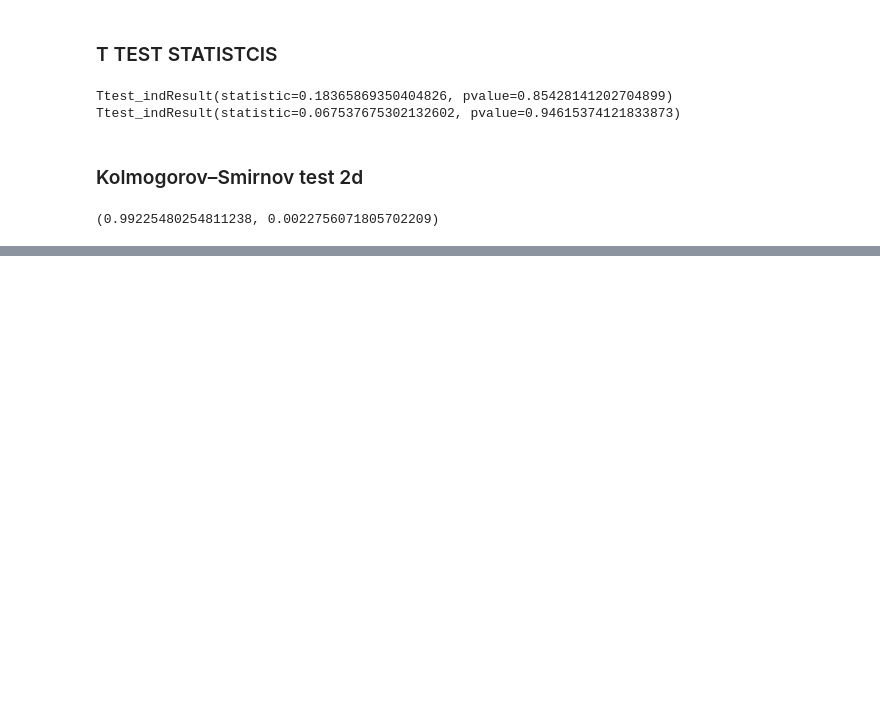
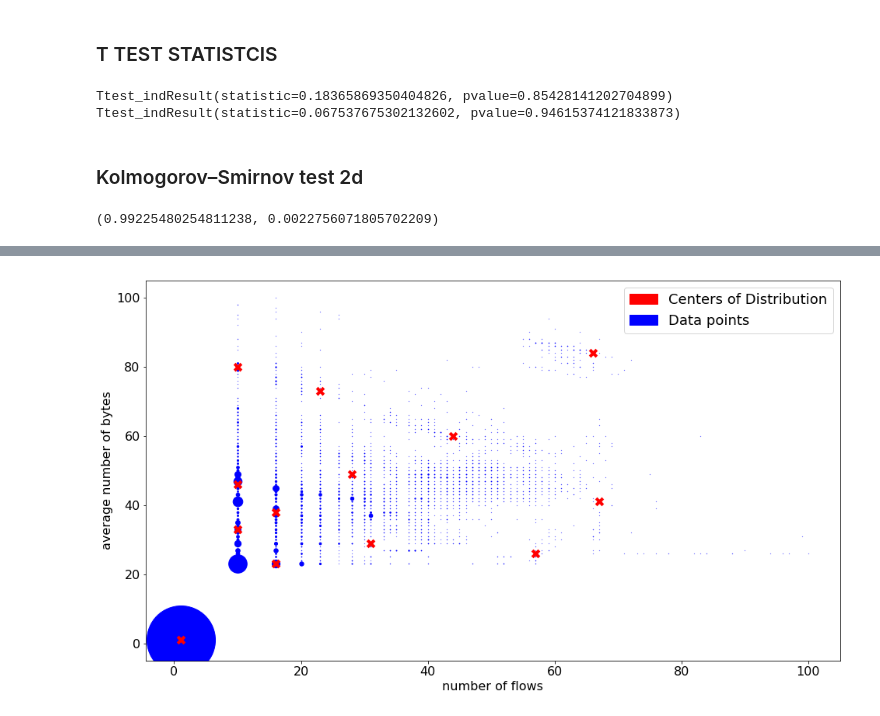
Before and after one commit to SotirisAnagnostidis/onlineAnomalyDetection, a Jupyter notebook: diploma/Q-Q plot.ipynb, the cells around one changed output, grey strips where cells are left out. Saved outputs shown, nothing was run; the diff lists cells and outputs as text; code cells hidden in the pictures; blank space fills up the shorter version.

```diff
--- a/diploma/Q-Q plot.ipynb
+++ b/diploma/Q-Q plot.ipynb
@@ -210,0 +200,6 @@ ks2d2s(groupped_data.values[:,0], groupped_data.values[:,1], groupped_data1.valu
+# %%
+mixtures = 13
+
+kplusplus = KPlusPlus(mixtures, groupped_data.values[:, :2], stochastic=True, stochastic_n_samples=10000)
+
+kplusplus.init_centers(verbose=1)
@@ -210,0 +220,9 @@ ks2d2s(groupped_data.values[:,0], groupped_data.values[:,1], groupped_data1.valu
+# %%
+test = int(len(set(groupped_data['source computer'].values)))
+
+# random initialization
+onlineEM = OnlineEM([1/mixtures]*mixtures, kplusplus.centers, test, n_clusters=8, verbose=1, update_power=0.5)
+
+plot_points(groupped_data.values[:, :2], onlineEM)
+# %% [output]
+[figure, added]
```
Also changed, not shown: parts of 16 cells of this notebook, 8 other files.
